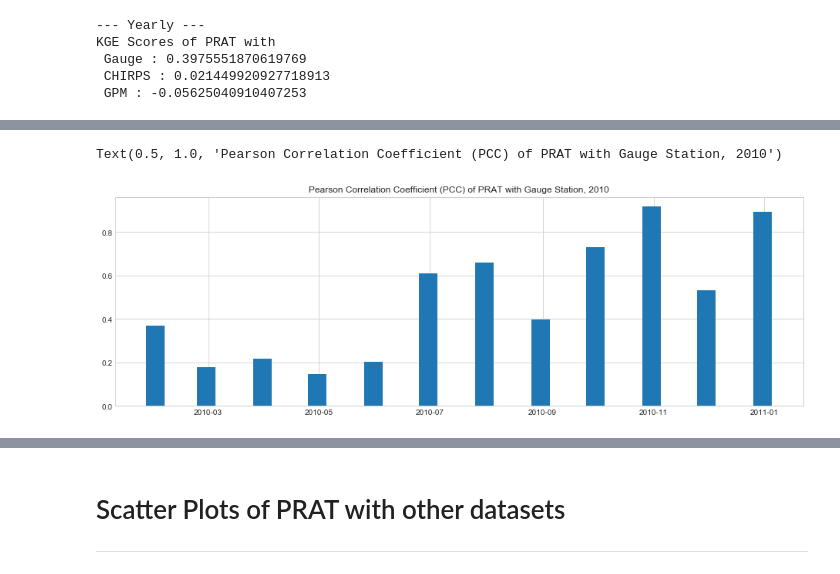
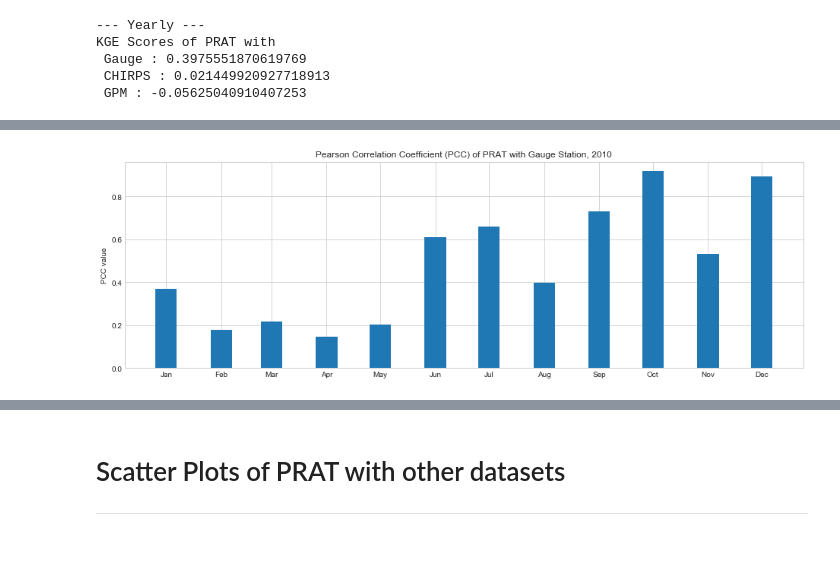
Before and after one commit to dsaharia/PRAT-Rainfall, a Jupyter notebook: imager-rainfall/01_Singapore_prat.ipynb, the cells around one changed output, grey strips where cells are left out. Saved outputs shown, nothing was run; the diff lists cells and outputs as text; code cells hidden in the pictures; blank space fills up the shorter version.

```diff
--- a/imager-rainfall/01_Singapore_prat.ipynb
+++ b/imager-rainfall/01_Singapore_prat.ipynb
@@ -330,29 +335,36 @@ KGE Scores of PRAT with
 # %%
 monsoon_corr = pd.merge(
     monsoon_prat, monsoon_gauge,
     on='timestamp'
 ).resample('1M')[['rainfall_rate_x', 'rainfall_rate_y']].corr().groupby(level=0).first()
 monsoon_corr.drop('rainfall_rate_x', axis=1, inplace=True)
 non_monsoon_corr = pd.merge(
     non_monsoon_prat,
     non_monsoon_gauge,
     on='timestamp'
 ).resample('1M')[['rainfall_rate_x', 'rainfall_rate_y']].corr().groupby(level=0).first()
 non_monsoon_corr.drop(
     [pd.to_datetime('2010-06-30'), pd.to_datetime('2010-07-31'),
      pd.to_datetime('2010-08-31'), pd.to_datetime('2010-09-30')], inplace=True
 )
 non_monsoon_corr.drop('rainfall_rate_x', axis=1, inplace=True)
 full_corr = pd.concat([non_monsoon_corr, monsoon_corr])
 full_corr.sort_index(axis=0, inplace=True)
 full_corr.rename(columns={'rainfall_rate_y':'corr'}, inplace=True)
-plt.bar(full_corr.index, full_corr['corr'], width=10) # some bugs are there
+# Creating a new index using the month and year only.
+full_corr['new_timestamp'] = full_corr.index.map(lambda x: datetime.datetime.strftime(x, '%Y-%m'))
+full_corr['new_timestamp'] = pd.to_datetime(full_corr['new_timestamp'])
+# Setting this as the new index
+full_corr.set_index('new_timestamp', inplace=True)
+# Plot
+plt.bar(full_corr.index, full_corr['corr'], width=12) # some bugs are there
 plt.title("Pearson Correlation Coefficient (PCC) of PRAT with Gauge Station, 2010")
-# ax = plt.gca()
-# locator = mdates.MonthLocator()
-# month_fmt = mdates.DateFormatter('%b')
-# ax.xaxis.set_major_locator(locator)
-# ax.xaxis.set_major_formatter(month_fmt)
+plt.ylabel("PCC value")
+ax = plt.gca()
+locator = mdates.MonthLocator()
+month_fmt = mdates.DateFormatter('%b')
+ax.xaxis.set_major_locator(locator)
+ax.xaxis.set_major_formatter(month_fmt)
+# plt.savefig('Figures/year_PCC.pdf');
 # %% [output]
-Text(0.5, 1.0, 'Pearson Correlation Coefficient (PCC) of PRAT with Gauge Station, 2010')
-[figure, old version]
+[figure, new version]
```
Also changed, not shown: parts of 9 cells of this notebook.
